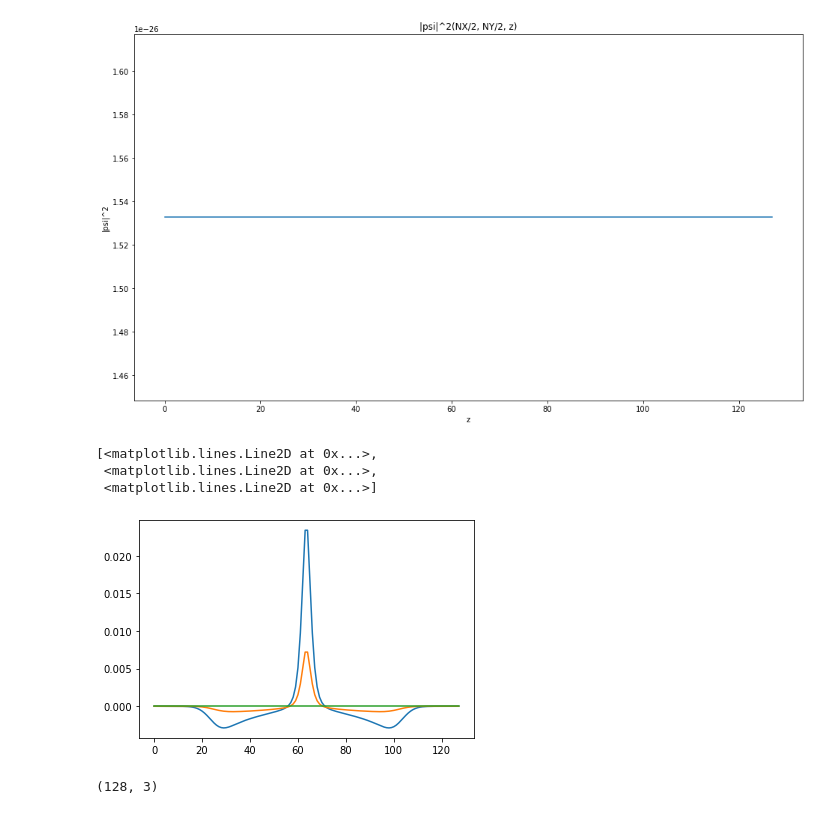
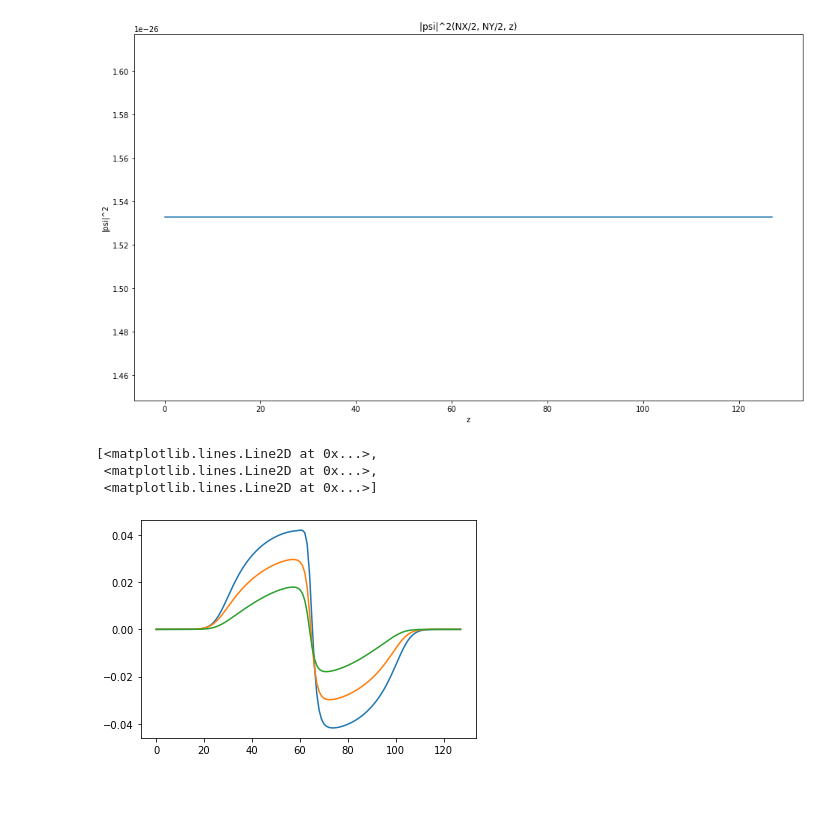
Before and after one commit to KacperSkelnik/Numerical_wave_function_superfluid_system, a Jupyter notebook: second_task.ipynb, the cells around one changed output. Saved outputs shown, nothing was run; the diff lists cells and outputs as text; code cells hidden in the pictures.

```diff
--- a/second_task.ipynb
+++ b/second_task.ipynb
@@ -69,26 +69,39 @@ m = 2  #6.6464731e-27 #9.10938356*10**-31
 Psi = [[x,y,z] for x,y,z in zip(Psi_x,Psi_y,Psi_z)]
 # %%
 def divergence(F) -> np.array:
+    return np.sum(np.gradient(F),axis=0)
+
+
+"""
     div = []
     F = np.array(F)
     for i,_ in enumerate(F):
         if i < len(F)-1:
             div.append((F[i+1]-F[i])/dx)
         if i == len(F)-1:
-            div.append([0,0,0])
+            div.append(0)
 
-    return np.array(div)#[:,np.newaxis]
+    return np.array(div)[:,np.newaxis]
 
-div = divergence(Psi)
-plt.plot(div)
+div_x = divergence(Psi_x)
+div_y = divergence(Psi_y)
+div_z = divergence(Psi_z)
+
+div_x2 = divergence(np.conj(Psi_x))
+div_y2 = divergence(np.conj(Psi_y))
+div_z2 = divergence(np.conj(Psi_z))
+
+div = []
+div2 = []
+for i,_ in enumerate(div_x):
+    div.append(div_x[i]+div_y[i]+div_z[i])
+    div2.append(div_x2[i]+div_y2[i]+div_z2[i])
+"""
+plt.plot(divergence(Psi))
 # %% [output]
 [<matplotlib.lines.Line2D at 0x...>,
  <matplotlib.lines.Line2D at 0x...>,
  <matplotlib.lines.Line2D at 0x...>]
-[figure, old version]
+[figure, new version]
-# %%
-np.shape(div)
-# %% [output]
-(128, 3)
 # %%
 def calculate_J2(Psi):
```
Also changed, not shown: parts of 16 cells of this notebook.
